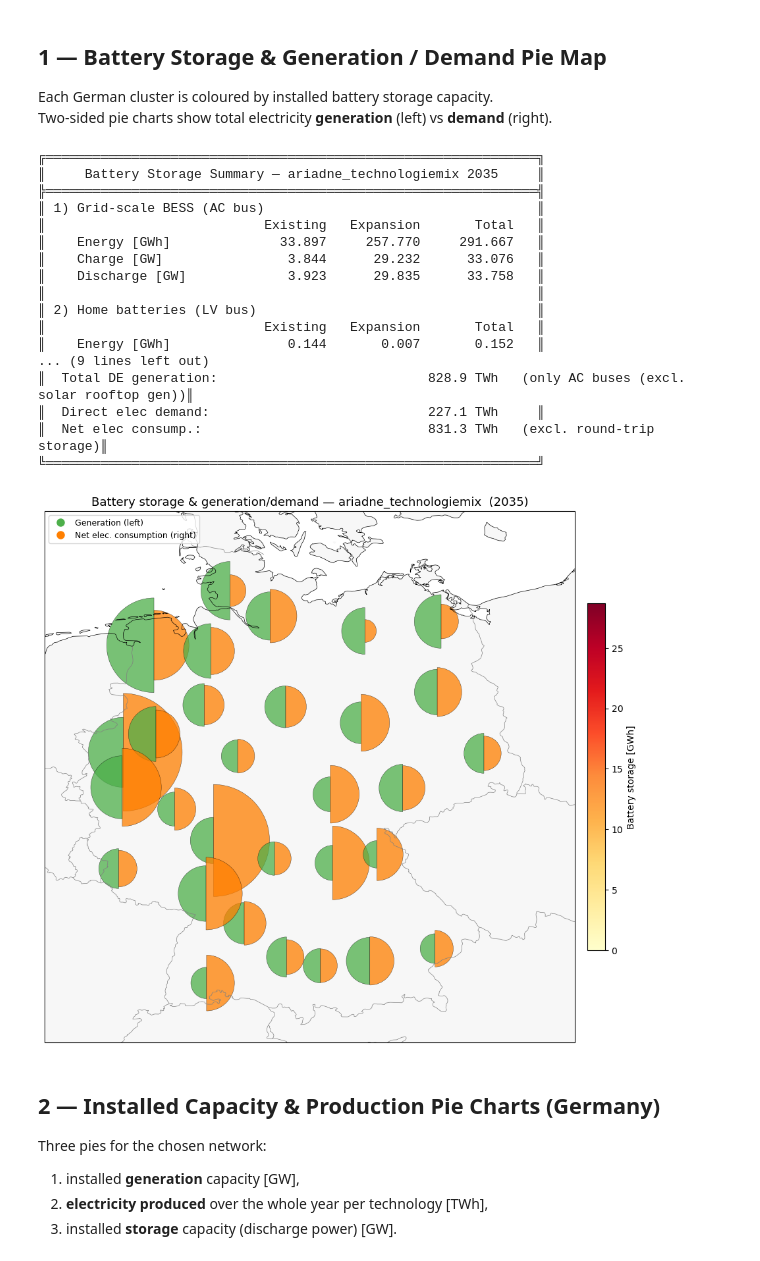
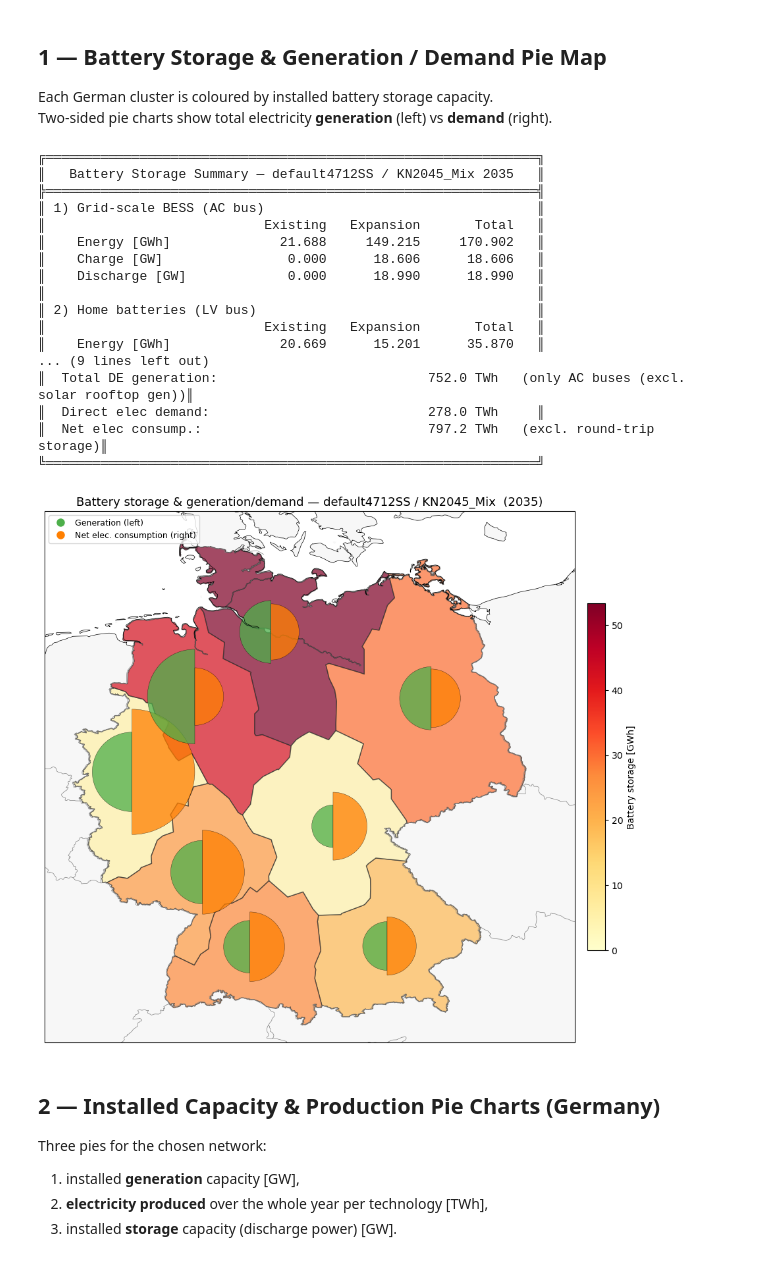
Before and after one commit to FiBe-ie2s/pypsa-de, a Jupyter notebook: thesis/analysis.ipynb, the cells around one changed output. Drawn from its saved outputs; the diff is of its cells as text; code cells hidden in the pictures.

```diff
--- a/thesis/analysis.ipynb
+++ b/thesis/analysis.ipynb
@@ -211,7 +211,7 @@ Plausibility — default4712SS / KN2045_Mix  (2035)   (⚠ = outside heuristic b
 Each German cluster is coloured by installed battery storage capacity.
 Two-sided pie charts show total electricity **generation** (left) vs **demand** (right).
 # %%
-analyzed_nw = nw_ariadne #nw_default_2035          # <- pick the network to analyse in this cell
+analyzed_nw =nw_default_2035 #nw_fixedcap_2035 #nw_default_2035          # <- pick the network to analyse in this cell
 globals().update(analyzed_nw)
 
 # ── Helper: pre-existing capacity (extendable -> *_nom_min, else *_nom) ──
@@ -309,42 +309,42 @@ PIE_SCALE = 0.75
 demand_per_bus = total_elec_per_bus          # net (excl. round-trip storage)
 max_val = max(gen_per_bus.max(), demand_per_bus.max(), 0.01)
 for bus in de_buses:
     bx, by = proj.transform_point(ac_buses.loc[bus, "x"], ac_buses.loc[bus, "y"], ccrs.PlateCarree())
     g, d = gen_per_bus.get(bus, 0), demand_per_bus.get(bus, 0)
     r = PIE_SCALE * np.sqrt(max(g, d) / max_val) * 1e5
     if r < 1e3:
         continue
     ax.add_patch(Wedge((bx, by), r, 90, 270, facecolor="#4daf4a", edgecolor="k", linewidth=0.3, alpha=0.75))
     ax.add_patch(Wedge((bx, by), r * np.sqrt(d / max(g, 1e-9)), 270, 90,
                        facecolor="#ff7f00", edgecolor="k", linewidth=0.3, alpha=0.75))
 
 from matplotlib.lines import Line2D
 ax.legend(handles=[
     Line2D([0], [0], marker="o", color="w", markerfacecolor="#4daf4a", markersize=10, label="Generation (left)"),
     Line2D([0], [0], marker="o", color="w", markerfacecolor="#ff7f00", markersize=10, label="Net elec. consumption (right)"),
 ], loc="upper left", fontsize=9)
 ax.set_title(f"Battery storage & generation/demand — {TITLE}", fontsize=13)
 plt.tight_layout()
 plt.show()
 # %% [output]
 ╔═══════════════════════════════════════════════════════════════╗
-║     Battery Storage Summary — ariadne_technologiemix 2035     ║
+║   Battery Storage Summary — default4712SS / KN2045_Mix 2035   ║
 ╠═══════════════════════════════════════════════════════════════╣
 ║ 1) Grid-scale BESS (AC bus)                                   ║
 ║                            Existing   Expansion       Total   ║
-║    Energy [GWh]              33.897     257.770     291.667   ║
-║    Charge [GW]                3.844      29.232      33.076   ║
-║    Discharge [GW]             3.923      29.835      33.758   ║
+║    Energy [GWh]              21.688     149.215     170.902   ║
+║    Charge [GW]                0.000      18.606      18.606   ║
+║    Discharge [GW]             0.000      18.990      18.990   ║
 ║                                                               ║
 ║ 2) Home batteries (LV bus)                                    ║
 ║                            Existing   Expansion       Total   ║
-║    Energy [GWh]               0.144       0.007       0.152   ║
+║    Energy [GWh]              20.669      15.201      35.870   ║
 ... (9 lines left out)
-║  Total DE generation:                           828.9 TWh   (only AC buses (excl. solar rooftop gen))║
-║  Direct elec demand:                            227.1 TWh     ║
-║  Net elec consump.:                             831.3 TWh   (excl. round-trip storage)║
+║  Total DE generation:                           752.0 TWh   (only AC buses (excl. solar rooftop gen))║
+║  Direct elec demand:                            278.0 TWh     ║
+║  Net elec consump.:                             797.2 TWh   (excl. round-trip storage)║
 ╚═══════════════════════════════════════════════════════════════╝
-[figure, old version]
+[figure, new version]
 # %% [markdown]
 ## 2 — Installed Capacity & Production Pie Charts (Germany)
 Three pies for the chosen network:
```
Also changed, not shown: 2 other files.
